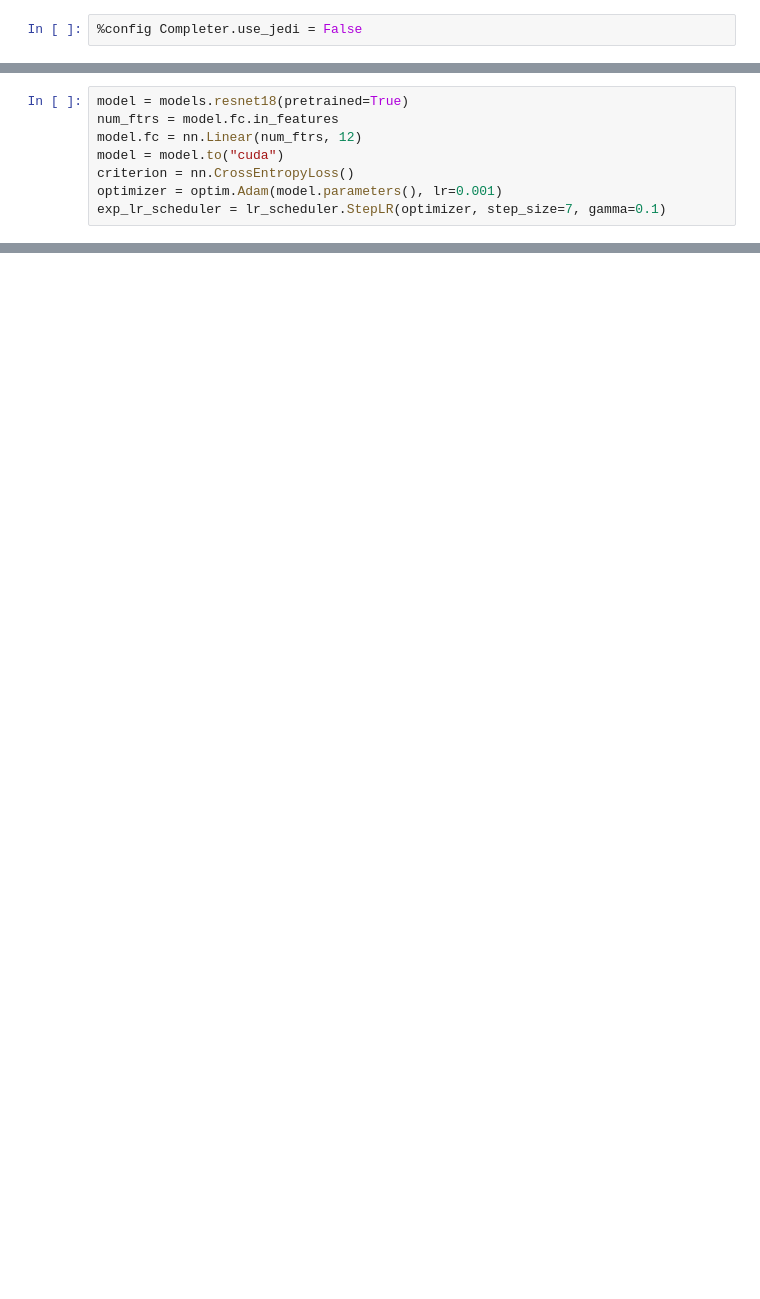
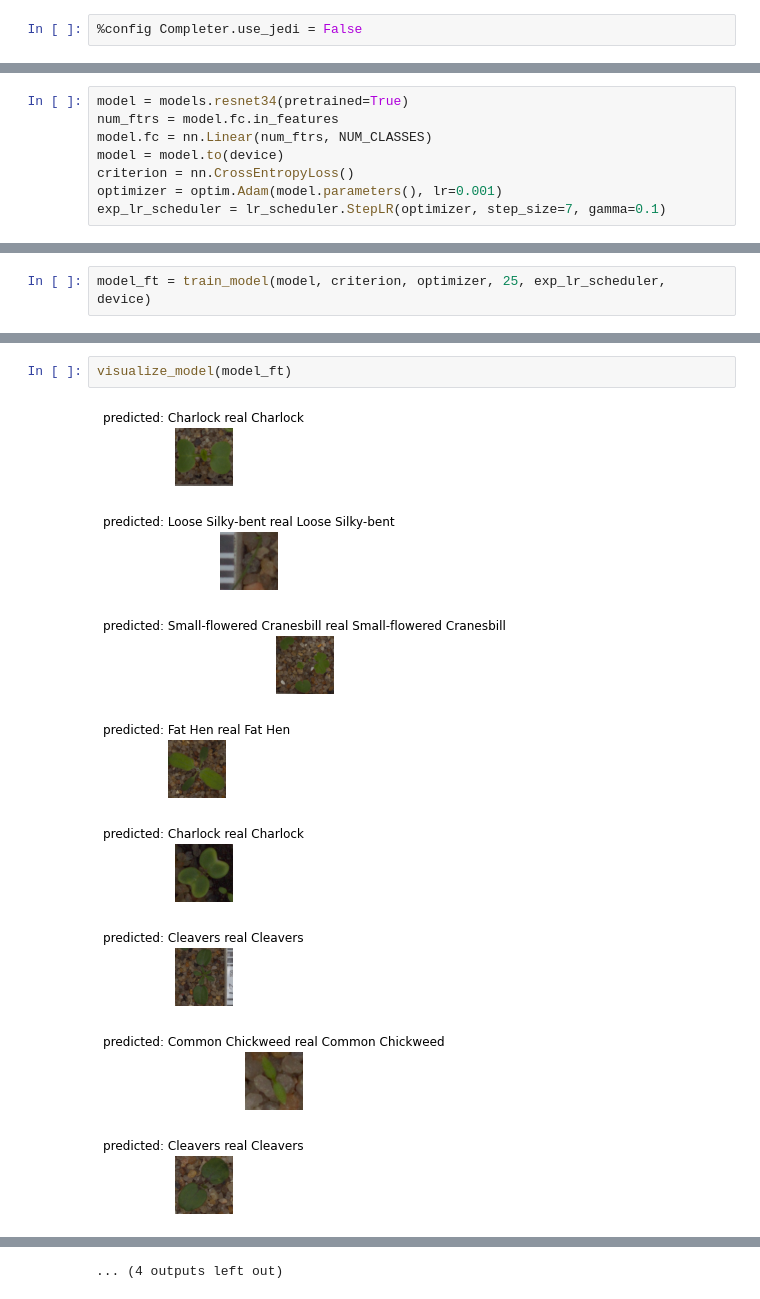
Before and after one commit to s-mayorov/computer_vision_projects, a Jupyter notebook: image_classification/kaggle/plant-seedlings-classification/plant-seeds-classification.ipynb, the cells around one changed output, grey strips where cells are left out. Drawn from its saved outputs; the diff is of its cells as text; blank space fills up the shorter version.

```diff
--- a/image_classification/kaggle/plant-seedlings-classification/plant-seeds-classification.ipynb
+++ b/image_classification/kaggle/plant-seedlings-classification/plant-seeds-classification.ipynb
@@ -68,8 +167,8 @@ imshow(out, title=[train_data.classes[x] for x in classes])
 # %%
-model = models.resnet18(pretrained=True)
+model = models.resnet34(pretrained=True)
 num_ftrs = model.fc.in_features
-model.fc = nn.Linear(num_ftrs, 12)
-model = model.to("cuda")
+model.fc = nn.Linear(num_ftrs, NUM_CLASSES)
+model = model.to(device)
 criterion = nn.CrossEntropyLoss()
 optimizer = optim.Adam(model.parameters(), lr=0.001)
 exp_lr_scheduler = lr_scheduler.StepLR(optimizer, step_size=7, gamma=0.1)
@@ -90,0 +187,2 @@ KeyboardInterrupt:
+# %%
+model_ft = train_model(model, criterion, optimizer, 25, exp_lr_scheduler, device)
@@ -90,0 +207,11 @@ KeyboardInterrupt:
+# %%
+visualize_model(model_ft)
+# %% [output]
+[figure, added]
+[figure, added]
+[figure, added]
+[figure, added]
+[figure, added]
+[figure, added]
+[figure, added]
+[figure, added]
@@ -90,0 +222 @@ KeyboardInterrupt:
+... (4 outputs left out)
```
Also changed, not shown: parts of 16 cells of this notebook.
